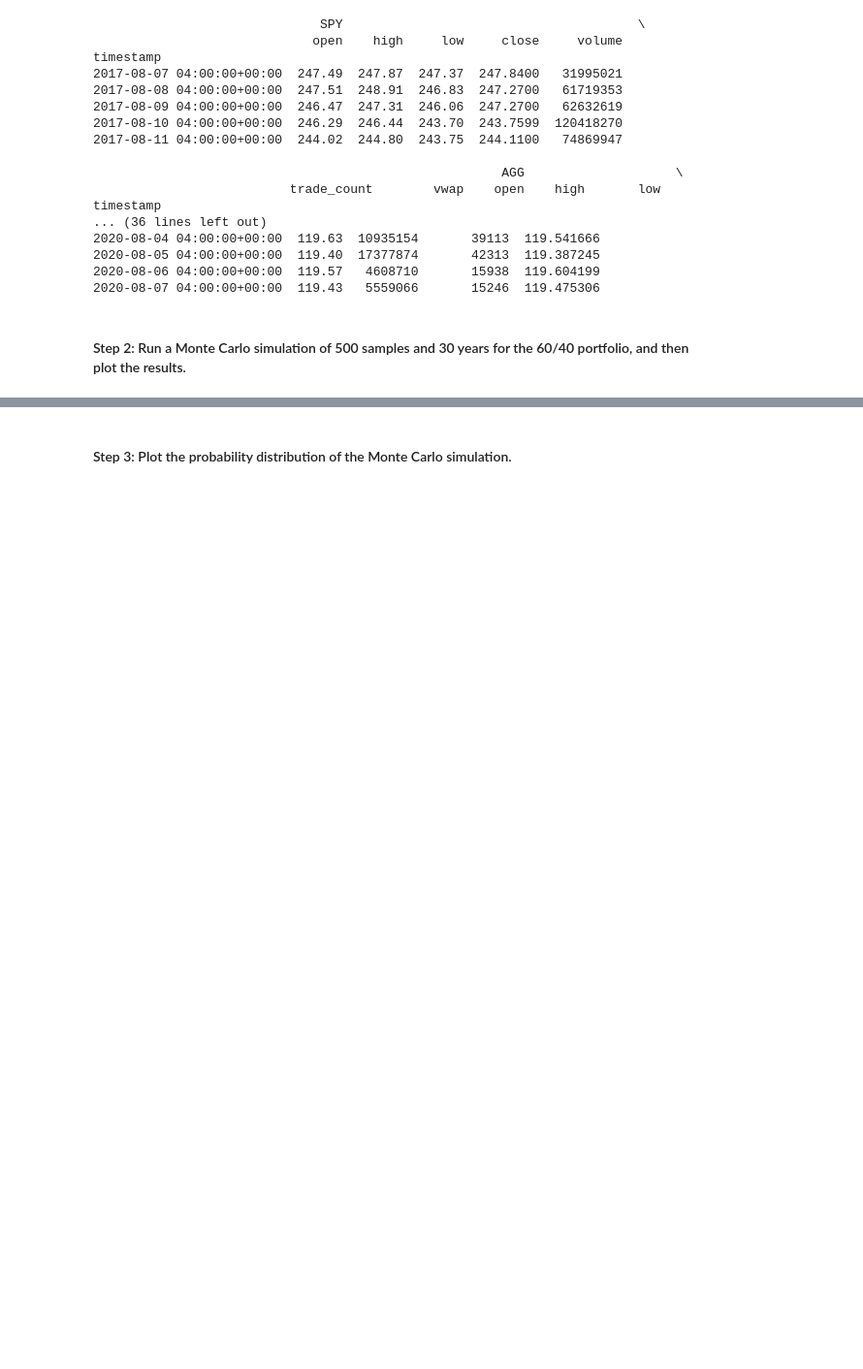
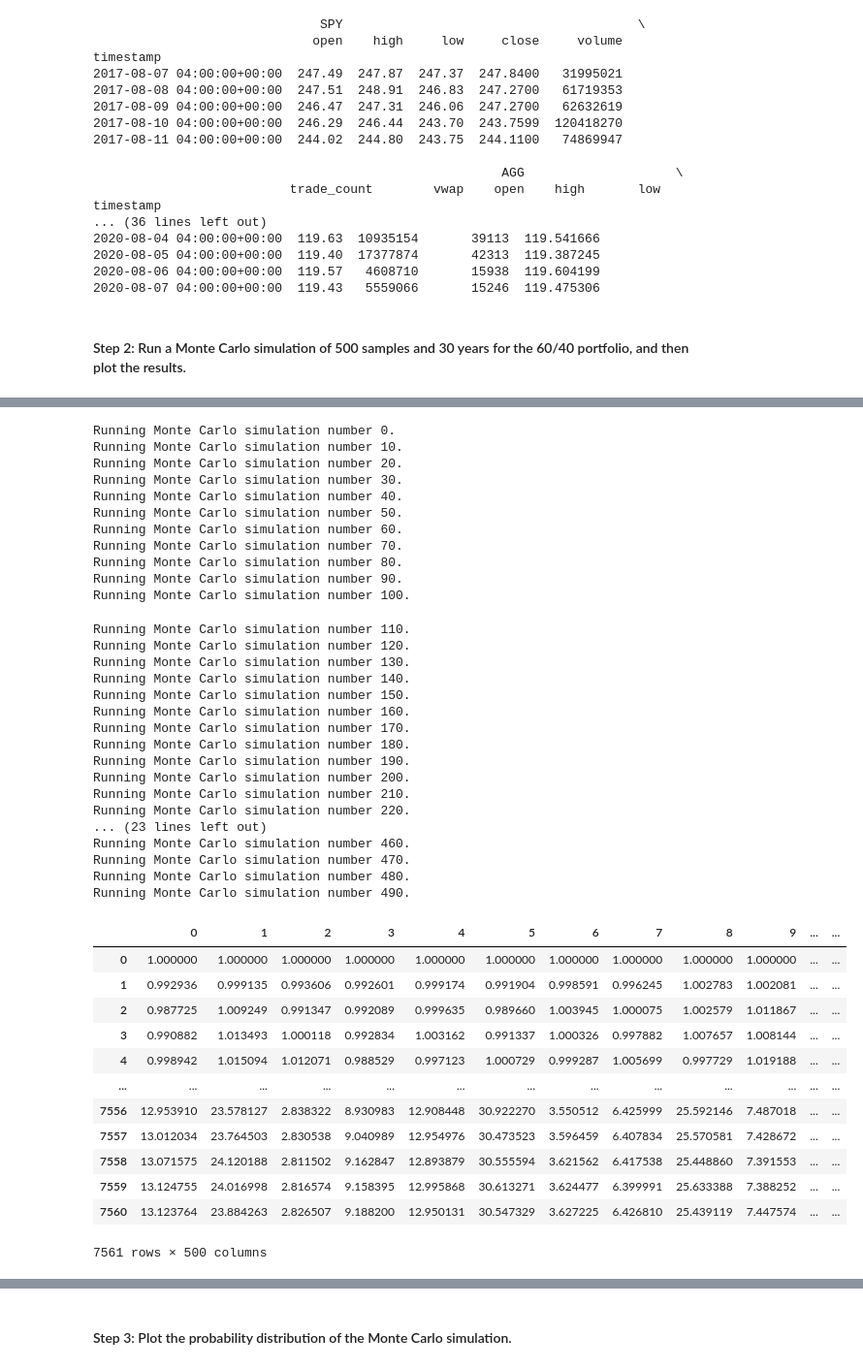
Before and after one commit to asabeti/Financial_Planning_With_APIs, a Jupyter notebook: financial_planning_tools.ipynb, the cells around one changed output, grey strips where cells are left out. Shown: that part at 97% size. Saved outputs shown, nothing was run; the diff lists cells and outputs as text; code cells hidden in the pictures; blank space fills up the shorter version.

```diff
--- a/financial_planning_tools.ipynb
+++ b/financial_planning_tools.ipynb
@@ -493,7 +493,49 @@ mc_30yr_simulation.portfolio_data.head()
 | 2017-08-11 04:00:00+00:00 | 244.02 | 244.80 | 243.75 | 244.1100 | 74869947 | 278786 | 244.222867 | 0.001436 | 109.75 | 109.94 | ... |
 # %%
 # Run the Monte Carlo simulation to forecast 30 years cumulative returns
-# YOUR CODE HERE
+mc_30yr_simulation.calc_cumulative_return()
+# %% [output]
+Running Monte Carlo simulation number 0.
+Running Monte Carlo simulation number 10.
+Running Monte Carlo simulation number 20.
+Running Monte Carlo simulation number 30.
+Running Monte Carlo simulation number 40.
+Running Monte Carlo simulation number 50.
+Running Monte Carlo simulation number 60.
+Running Monte Carlo simulation number 70.
+Running Monte Carlo simulation number 80.
+Running Monte Carlo simulation number 90.
+Running Monte Carlo simulation number 100.
+Running Monte Carlo simulation number 110.
+Running Monte Carlo simulation number 120.
+Running Monte Carlo simulation number 130.
+Running Monte Carlo simulation number 140.
+Running Monte Carlo simulation number 150.
+Running Monte Carlo simulation number 160.
+Running Monte Carlo simulation number 170.
+Running Monte Carlo simulation number 180.
+Running Monte Carlo simulation number 190.
+Running Monte Carlo simulation number 200.
+Running Monte Carlo simulation number 210.
+Running Monte Carlo simulation number 220.
+... (23 lines left out)
+Running Monte Carlo simulation number 460.
+Running Monte Carlo simulation number 470.
+Running Monte Carlo simulation number 480.
+Running Monte Carlo simulation number 490.
+|  | 0 | 1 | 2 | 3 | 4 | 5 | 6 | 7 | 8 | 9 | ... | ... |
+| 0 | 1.000000 | 1.000000 | 1.000000 | 1.000000 | 1.000000 | 1.000000 | 1.000000 | 1.000000 | 1.000000 | 1.000000 | ... | ... |
+| 1 | 0.992936 | 0.999135 | 0.993606 | 0.992601 | 0.999174 | 0.991904 | 0.998591 | 0.996245 | 1.002783 | 1.002081 | ... | ... |
+| 2 | 0.987725 | 1.009249 | 0.991347 | 0.992089 | 0.999635 | 0.989660 | 1.003945 | 1.000075 | 1.002579 | 1.011867 | ... | ... |
+| 3 | 0.990882 | 1.013493 | 1.000118 | 0.992834 | 1.003162 | 0.991337 | 1.000326 | 0.997882 | 1.007657 | 1.008144 | ... | ... |
+| 4 | 0.998942 | 1.015094 | 1.012071 | 0.988529 | 0.997123 | 1.000729 | 0.999287 | 1.005699 | 0.997729 | 1.019188 | ... | ... |
+| ... | ... | ... | ... | ... | ... | ... | ... | ... | ... | ... | ... | ... |
+| 7556 | 12.953910 | 23.578127 | 2.838322 | 8.930983 | 12.908448 | 30.922270 | 3.550512 | 6.425999 | 25.592146 | 7.487018 | ... | ... |
+| 7557 | 13.012034 | 23.764503 | 2.830538 | 9.040989 | 12.954976 | 30.473523 | 3.596459 | 6.407834 | 25.570581 | 7.428672 | ... | ... |
+| 7558 | 13.071575 | 24.120188 | 2.811502 | 9.162847 | 12.893879 | 30.555594 | 3.621562 | 6.417538 | 25.448860 | 7.391553 | ... | ... |
+| 7559 | 13.124755 | 24.016998 | 2.816574 | 9.158395 | 12.995868 | 30.613271 | 3.624477 | 6.399991 | 25.633388 | 7.388252 | ... | ... |
+| 7560 | 13.123764 | 23.884263 | 2.826507 | 9.188200 | 12.950131 | 30.547329 | 3.627225 | 6.426810 | 25.439119 | 7.447574 | ... | ... |
+7561 rows × 500 columns
 # %%
 # Visualize the 30-year Monte Carlo simulation by creating an
 # overlay line plot
```
Also changed, not shown: parts of 14 cells of this notebook.
